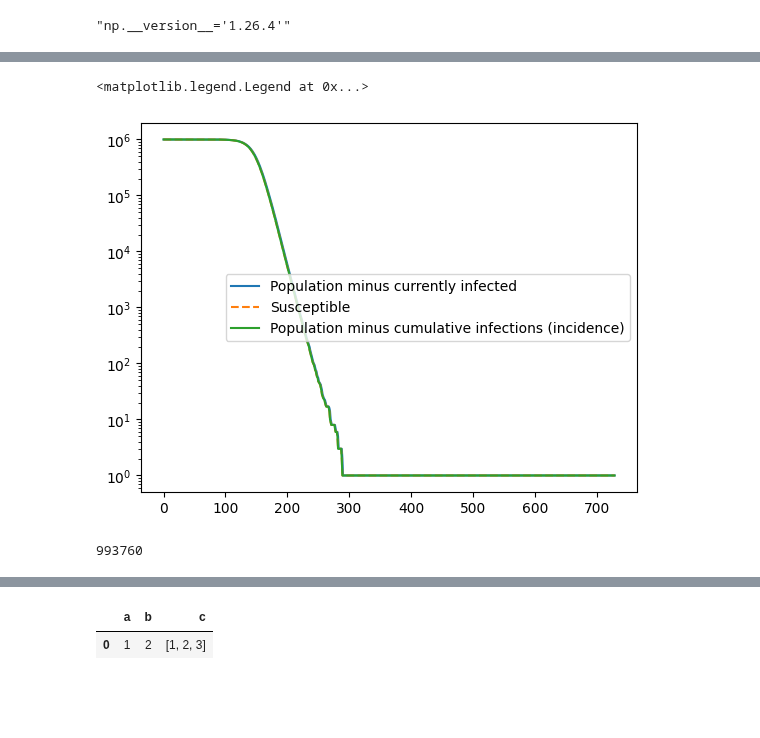
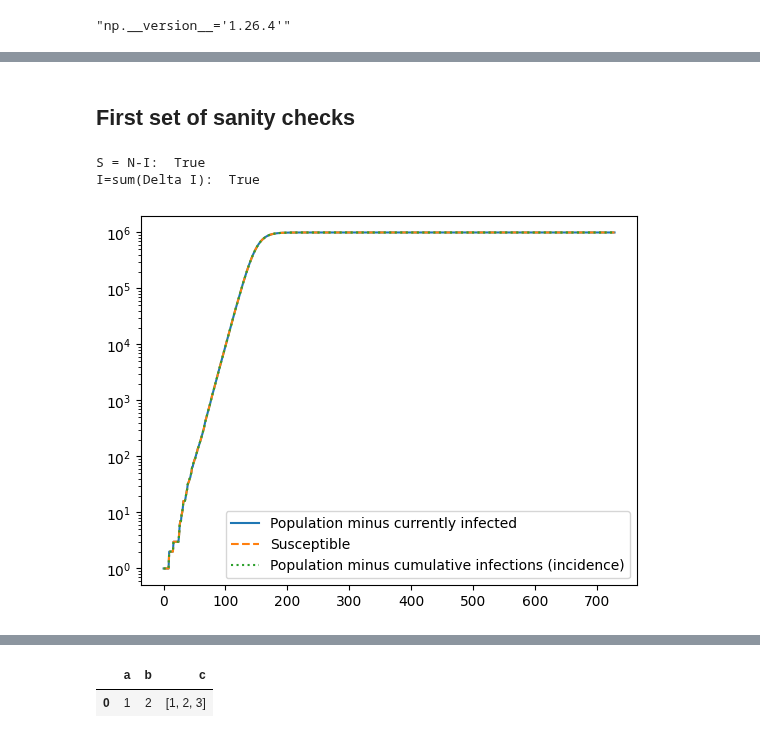
Before and after one commit to InstituteforDiseaseModeling/laser-generic, a Jupyter notebook: notebooks/SI_nobirths_logistic_growth.ipynb, the cells around one changed output, grey strips where cells are left out. Cells and saved outputs as stored; diff of their text form; code cells hidden in the pictures; blank space fills up the shorter version.

```diff
--- a/notebooks/SI_nobirths_logistic_growth.ipynb
+++ b/notebooks/SI_nobirths_logistic_growth.ipynb
@@ -14,5 +58,16 @@ from laser_generic import Model
 # %%
-scenario = pd.DataFrame(data=[["homenode", 1e6, "47°36′35″N 122°19′59″W"]], columns=["name", "population", "location"])
+pop = 1e6
+init_inf = 1
+scenario = pd.DataFrame(data=[["homenode", pop, "47°36′35″N 122°19′59″W"]], columns=["name", "population", "location"])
 parameters = PropertySet({"seed": 2, "nticks": 730, "verbose": True, "beta": 0.1})
 model = Model(scenario, parameters)
+
+
+model.components = [
+    Susceptibility,
+    Transmission,
+]
+
+seed_infections_randomly_SI(model, ninfections=init_inf)
+model.run()
 # %% [output]
@@ -43,10 +82,0 @@ Total:              2,617,544 microseconds
-# %%
-# Testing a feature intended to provide fast transmission via sampling, but actually performs worse than the numba loop.
-parameters = PropertySet({"seed": 2, "nticks": 730, "verbose": True, "beta": 0.1, "fast_transmission": True})
-model = Model(scenario, parameters)
-model.components = [
-    Susceptibility,
-    Transmission,
-]
-seed_infections_randomly_SI(model, ninfections=1)
-model.run()
@@ -62,13 +83,15 @@ Total:           13,562,103 microseconds
+# %% [markdown]
+## First set of sanity checks
 # %%
-plt.plot(1e6 - model.patches.cases.astype("int") + 1)
-plt.plot(model.patches.susceptibility.astype("int") + 1, "--")
-plt.plot(1e6 - np.cumsum(model.patches.incidence).astype("int"))
+plt.plot(model.patches.cases.astype("int"))
+plt.plot(model.patches.populations - model.patches.susceptibility.astype("int"), "--")
+plt.plot(init_inf + np.insert(np.cumsum(model.patches.incidence[:-1]).astype("int"), 0, 0), ':')
 plt.yscale("log")
 plt.legend(["Population minus currently infected", "Susceptible", "Population minus cumulative infections (incidence)"])
+
+print('S = N-I:  '+str(np.isclose(model.patches.susceptibility, model.patches.populations[:-1] - model.patches.cases).all()))
+print('I=sum(Delta I):  '+str(np.isclose(np.squeeze(model.patches.cases)-init_inf, [0, *np.cumsum(model.patches.incidence[:-1])]).all()))
 # %% [output]
-<matplotlib.legend.Legend at 0x...>
+S = N-I:  True
+I=sum(Delta I):  True
-[figure, old version]
+[figure, new version]
-# %%
-np.cumsum(model.patches.incidence).astype("int")[-1]
-# %% [output]
-993760
```
Also changed, not shown: parts of 16 cells of this notebook, 7 other files.
